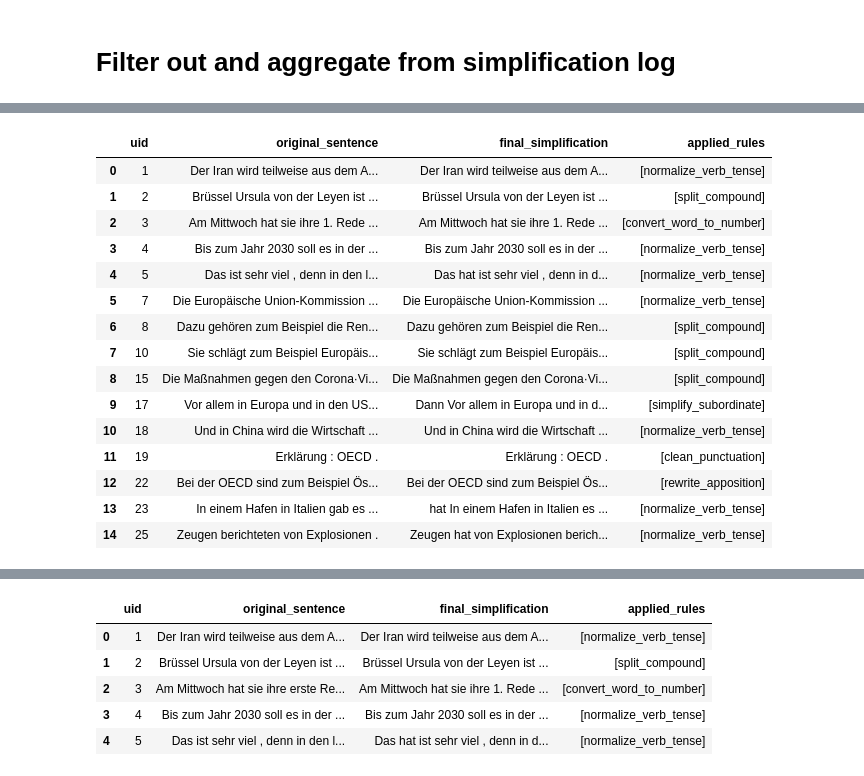
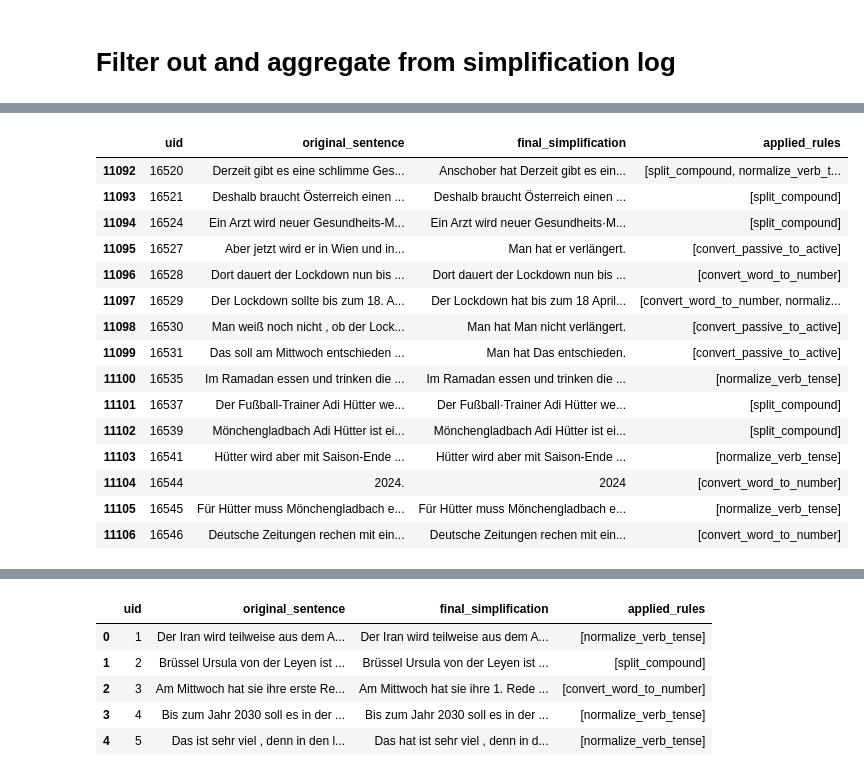
Before and after one commit to krstnrchrt/rule_guided_rl, a Jupyter notebook: assess_rule_output.ipynb, the cells around one changed output, grey strips where cells are left out. Drawn from its saved outputs; the diff is of its cells as text; code cells hidden in the pictures.

Commit message:
update assess_rule_output notebook with scores calculation

```diff
--- a/assess_rule_output.ipynb
+++ b/assess_rule_output.ipynb
@@ -324,40 +220,0 @@ grouped_by_sentence = df.groupby('uid')
-# %%
-grouped = df.groupby('uid')
-
-processed_data = []
-
-#for sentence in unique_originals:
-for uid, group in grouped:
-        # Get all rows for the current original sentence
-        #group = df_applied[df_applied['original'] == sentence]
-
-        # Find all rules that were successfully applied for this group
-        applied_rules_list = group[group['applied'] == True]['rule'].tolist()
-
-        # We only want to include sentences where at least one rule was applied
-        if not applied_rules_list:
-            continue
-
-        # De-duplicate the list of rules while preserving order
-        unique_applied_rules = list(dict.fromkeys(applied_rules_list))
-
-        # Heuristic: The "main" original sentence is the longest one in the group
-        main_original_sentence = group.loc[group['original'].str.len().idxmax(), 'original']
-
-        # The final simplification is the 'simplified' text from the very last logged step
-        final_simplification_text = group.loc[group.index.max(), 'simplified']
-
-        # Alternative (if you want the very last simplification regardless of application):
-        # The final simplification is the 'simplified' text from the very last entry in the group
-        #final_simplification_text = group['simplified'].iloc[-1]
-
-        # Append the structured data
-        processed_data.append({
-            'uid': uid,
-            'original_sentence': main_original_sentence,
-            'final_simplification': final_simplification_text,
-            'applied_rules': unique_applied_rules
-        })
-
-# Create the final DataFrame from our processed list
-result_df = pd.DataFrame(processed_data)
@@ -364,19 +353,19 @@ result_df = pd.DataFrame(processed_data)
 # %%
-result_df.head(15)
+result_df.tail(15)
 # %% [output]
 |  | uid | original_sentence | final_simplification | applied_rules |
-| 0 | 1 | Der Iran wird teilweise aus dem A... | Der Iran wird teilweise aus dem A... | [normalize_verb_tense] |
-| 1 | 2 | Brüssel Ursula von der Leyen ist ... | Brüssel Ursula von der Leyen ist ... | [split_compound] |
-| 2 | 3 | Am Mittwoch hat sie ihre 1. Rede ... | Am Mittwoch hat sie ihre 1. Rede ... | [convert_word_to_number] |
-| 3 | 4 | Bis zum Jahr 2030 soll es in der ... | Bis zum Jahr 2030 soll es in der ... | [normalize_verb_tense] |
-| 4 | 5 | Das ist sehr viel , denn in den l... | Das hat ist sehr viel , denn in d... | [normalize_verb_tense] |
-| 5 | 7 | Die Europäische Union-Kommission ... | Die Europäische Union-Kommission ... | [normalize_verb_tense] |
-| 6 | 8 | Dazu gehören zum Beispiel die Ren... | Dazu gehören zum Beispiel die Ren... | [split_compound] |
-| 7 | 10 | Sie schlägt zum Beispiel Europäis... | Sie schlägt zum Beispiel Europäis... | [split_compound] |
-| 8 | 15 | Die Maßnahmen gegen den Corona·Vi... | Die Maßnahmen gegen den Corona·Vi... | [split_compound] |
-| 9 | 17 | Vor allem in Europa und in den US... | Dann Vor allem in Europa und in d... | [simplify_subordinate] |
-| 10 | 18 | Und in China wird die Wirtschaft ... | Und in China wird die Wirtschaft ... | [normalize_verb_tense] |
-| 11 | 19 | Erklärung : OECD . | Erklärung : OECD . | [clean_punctuation] |
-| 12 | 22 | Bei der OECD sind zum Beispiel Ös... | Bei der OECD sind zum Beispiel Ös... | [rewrite_apposition] |
-| 13 | 23 | In einem Hafen in Italien gab es ... | hat In einem Hafen in Italien es ... | [normalize_verb_tense] |
-| 14 | 25 | Zeugen berichteten von Explosionen . | Zeugen hat von Explosionen berich... | [normalize_verb_tense] |
+| 11092 | 16520 | Derzeit gibt es eine schlimme Ges... | Anschober hat Derzeit gibt es ein... | [split_compound, normalize_verb_t... |
+| 11093 | 16521 | Deshalb braucht Österreich einen ... | Deshalb braucht Österreich einen ... | [split_compound] |
+| 11094 | 16524 | Ein Arzt wird neuer Gesundheits-M... | Ein Arzt wird neuer Gesundheits·M... | [split_compound] |
+| 11095 | 16527 | Aber jetzt wird er in Wien und in... | Man hat er verlängert. | [convert_passive_to_active] |
+| 11096 | 16528 | Dort dauert der Lockdown nun bis ... | Dort dauert der Lockdown nun bis ... | [convert_word_to_number] |
+| 11097 | 16529 | Der Lockdown sollte bis zum 18. A... | Der Lockdown hat bis zum 18 April... | [convert_word_to_number, normaliz... |
+| 11098 | 16530 | Man weiß noch nicht , ob der Lock... | Man hat Man nicht verlängert. | [convert_passive_to_active] |
+| 11099 | 16531 | Das soll am Mittwoch entschieden ... | Man hat Das entschieden. | [convert_passive_to_active] |
+| 11100 | 16535 | Im Ramadan essen und trinken die ... | Im Ramadan essen und trinken die ... | [normalize_verb_tense] |
+| 11101 | 16537 | Der Fußball-Trainer Adi Hütter we... | Der Fußball·Trainer Adi Hütter we... | [split_compound] |
+| 11102 | 16539 | Mönchengladbach Adi Hütter ist ei... | Mönchengladbach Adi Hütter ist ei... | [split_compound] |
+| 11103 | 16541 | Hütter wird aber mit Saison-Ende ... | Hütter wird aber mit Saison-Ende ... | [normalize_verb_tense] |
+| 11104 | 16544 | 2024. | 2024 | [convert_word_to_number] |
+| 11105 | 16545 | Für Hütter muss Mönchengladbach e... | Für Hütter muss Mönchengladbach e... | [normalize_verb_tense] |
+| 11106 | 16546 | Deutsche Zeitungen rechen mit ein... | Deutsche Zeitungen rechen mit ein... | [convert_word_to_number] |
```
Also changed, not shown: parts of 28 cells of this notebook.
